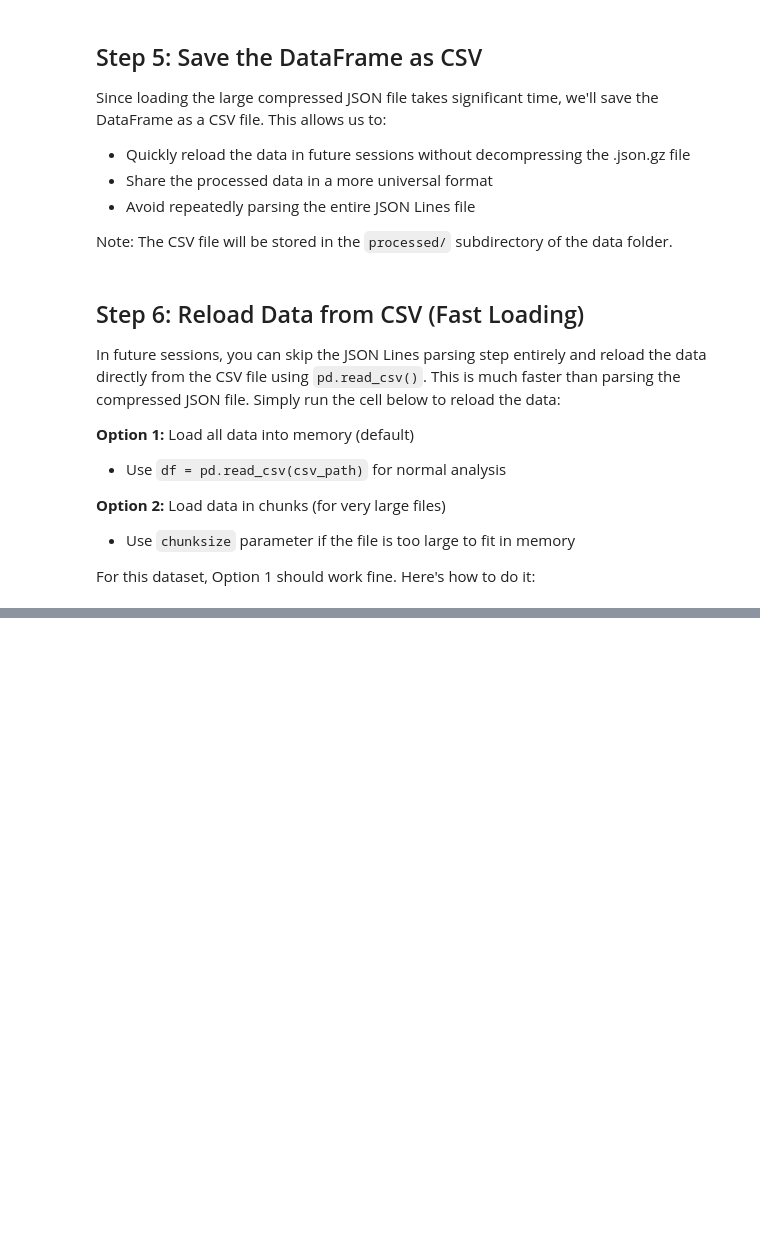
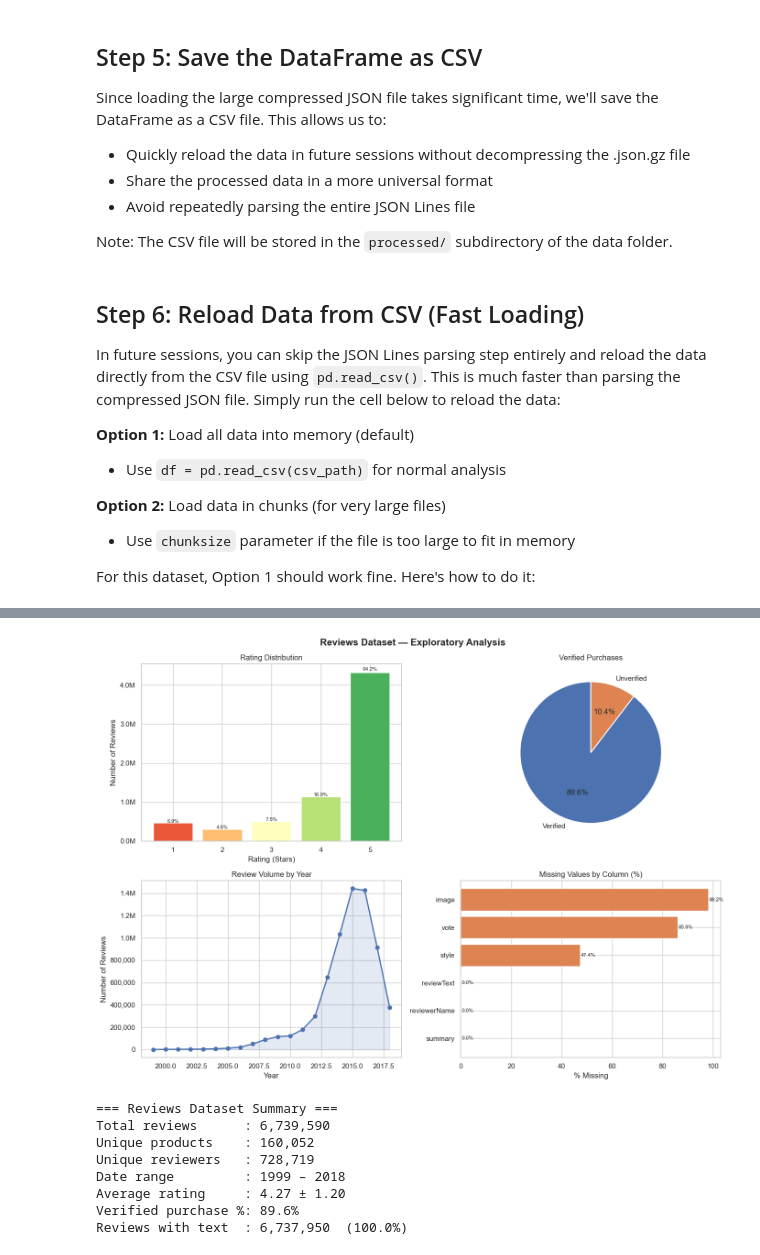
Before and after one commit to ShashikaMihiranga/NLP-Assessment-03-Amazon-Review-Sentiment-Chatbot, a Jupyter notebook: notebooks/main.ipynb, the cells around one changed output, grey strips where cells are left out. Drawn from its saved outputs; the diff is of its cells as text; code cells hidden in the pictures; blank space fills up the shorter version.

Commit message:
Doing sipmple EDA, Combining the best way to two data sets

```diff
--- a/notebooks/main.ipynb
+++ b/notebooks/main.ipynb
@@ -292,0 +364,70 @@ print(f"  Shapes match: {df_meta.shape == df_meta_reloaded.shape}")
+# %%
+import matplotlib.pyplot as plt
+import matplotlib.ticker as mticker
+import seaborn as sns
+
+sns.set_theme(style="whitegrid", palette="muted")
+fig, axes = plt.subplots(2, 2, figsize=(14, 10))
+fig.suptitle("Reviews Dataset — Exploratory Analysis", fontsize=15, fontweight="bold")
+
+# 1. Rating distribution
+rating_counts = df["overall"].value_counts().sort_index()
+colors = sns.color_palette("RdYlGn", 5)
+bars = axes[0, 0].bar(rating_counts.index, rating_counts.values, color=colors)
+axes[0, 0].set_title("Rating Distribution")
+axes[0, 0].set_xlabel("Rating (Stars)")
+axes[0, 0].set_ylabel("Number of Reviews")
+axes[0, 0].yaxis.set_major_formatter(mticker.FuncFormatter(lambda x, _: f"{x/1e6:.1f}M"))
+for bar, val in zip(bars, rating_counts.values):
+    axes[0, 0].text(bar.get_x() + bar.get_width() / 2, val * 1.01,
+                    f"{val/len(df)*100:.1f}%", ha="center", fontsize=8)
+
+# 2. Verified vs Unverified purchase
+v_counts = df["verified"].value_counts()
+axes[0, 1].pie(v_counts, labels=["Verified", "Unverified"] if v_counts.index[0] else ["Unverified", "Verified"],
+               autopct="%1.1f%%", colors=["#4C72B0", "#DD8452"], startangle=90,
+               wedgeprops={"edgecolor": "white", "linewidth": 1.5})
+axes[0, 1].set_title("Verified Purchases")
+
+# 3. Review volume over time
+df_temp = df.copy()
+df_temp["year"] = pd.to_datetime(df_temp["unixReviewTime"], unit="s").dt.year
+year_counts = df_temp["year"].value_counts().sort_index()
+axes[1, 0].plot(year_counts.index, year_counts.values, marker="o", linewidth=2, color="#4C72B0")
+axes[1, 0].fill_between(year_counts.index, year_counts.values, alpha=0.15, color="#4C72B0")
+axes[1, 0].set_title("Review Volume by Year")
+axes[1, 0].set_xlabel("Year")
+axes[1, 0].set_ylabel("Number of Reviews")
+axes[1, 0].yaxis.set_major_formatter(mticker.FuncFormatter(lambda x, _: f"{x/1e6:.1f}M" if x >= 1e6 else f"{int(x):,}"))
+
+# 4. Missing value summary (columns with any missing data)
+missing = df.isnull().sum()
+missing = missing[missing > 0].sort_values(ascending=True)
+axes[1, 1].barh(missing.index, missing.values / len(df) * 100, color="#DD8452")
+axes[1, 1].set_title("Missing Values by Column (%)")
+axes[1, 1].set_xlabel("% Missing")
+for i, v in enumerate(missing.values):
+    axes[1, 1].text(v / len(df) * 100 + 0.3, i, f"{v/len(df)*100:.1f}%", va="center", fontsize=8)
+
+plt.tight_layout()
+plt.show()
+
+print("=== Reviews Dataset Summary ===")
+df_temp["year"] = pd.to_datetime(df_temp["unixReviewTime"], unit="s").dt.year
+print(f"Total reviews      : {len(df):,}")
+print(f"Unique products    : {df['asin'].nunique():,}")
+print(f"Unique reviewers   : {df['reviewerID'].nunique():,}")
+print(f"Date range         : {df_temp['year'].min()} – {df_temp['year'].max()}")
+print(f"Average rating     : {df['overall'].mean():.2f} ± {df['overall'].std():.2f}")
+print(f"Verified purchase %: {df['verified'].mean()*100:.1f}%")
+print(f"Reviews with text  : {df['reviewText'].notna().sum():,}  ({df['reviewText'].notna().mean()*100:.1f}%)")
+# %% [output]
+[figure, added]
+=== Reviews Dataset Summary ===
+Total reviews      : 6,739,590
+Unique products    : 160,052
+Unique reviewers   : 728,719
+Date range         : 1999 – 2018
+Average rating     : 4.27 ± 1.20
+Verified purchase %: 89.6%
+Reviews with text  : 6,737,950  (100.0%)
```
Also changed, not shown: parts of 29 cells of this notebook.
